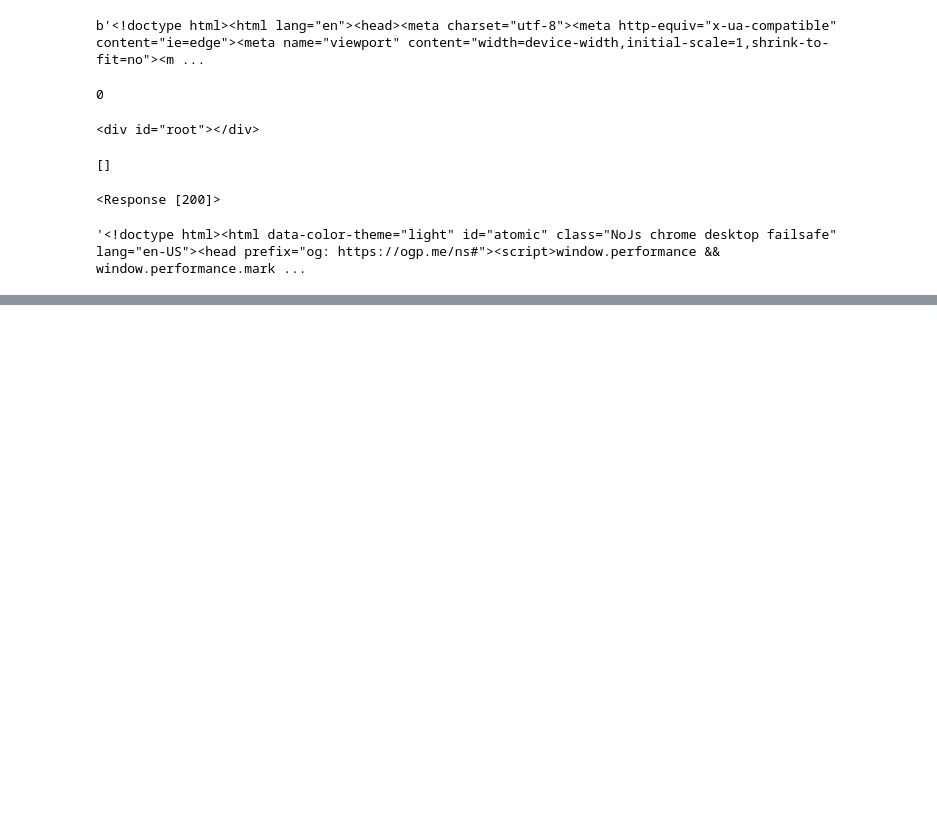
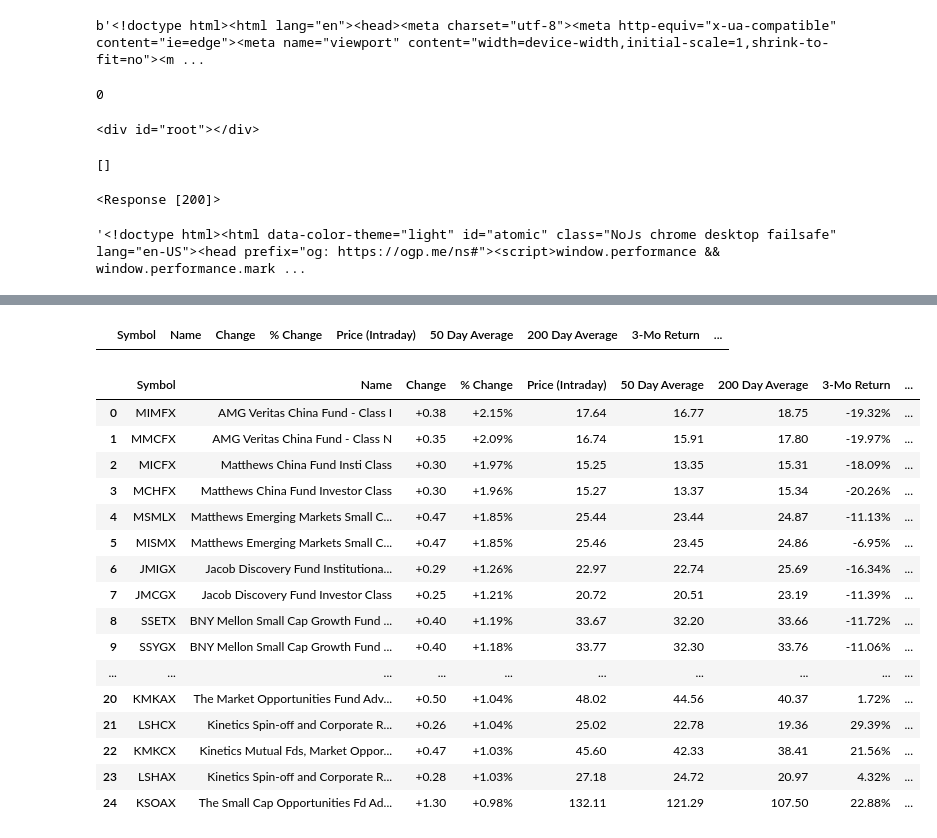
Before and after one commit to nikitazade101/B9DA108_2223_TMD1S, a Jupyter notebook: CA1_B9DA108_2223_TMD1S.ipynb, the cells around one changed output, grey strips where cells are left out. Drawn from its saved outputs; the diff is of its cells as text; code cells hidden in the pictures; blank space fills up the shorter version.

```diff
--- a/CA1_B9DA108_2223_TMD1S.ipynb
+++ b/CA1_B9DA108_2223_TMD1S.ipynb
@@ -80,0 +58,2 @@ len(x)
+# %%
+x = doc.find('table', attrs={"class":"W(100%)"})
@@ -80,0 +70,6 @@ len(x)
+# %%
+header = []
+for i in x.find_all("th"):
+  t = i.text
+  header.append(t)
+header
@@ -80,0 +87,31 @@ len(x)
+# %%
+df = pd.DataFrame(columns=header)
+df
+# %% [output]
+|  | Symbol | Name | Change | % Change | Price (Intraday) | 50 Day Average | 200 Day Average | 3-Mo Return | ... |
+# %%
+for y in x.find_all("tr")[1:]:
+  r1 = y.find_all('td')
+  r2 = [i.text for i in r1]
+  length = len(df)
+  df.loc[length] = r2
+# %%
+df
+# %% [output]
+|  | Symbol | Name | Change | % Change | Price (Intraday) | 50 Day Average | 200 Day Average | 3-Mo Return | ... |
+| 0 | MIMFX | AMG Veritas China Fund - Class I | +0.38 | +2.15% | 17.64 | 16.77 | 18.75 | -19.32% | ... |
+| 1 | MMCFX | AMG Veritas China Fund - Class N | +0.35 | +2.09% | 16.74 | 15.91 | 17.80 | -19.97% | ... |
+| 2 | MICFX | Matthews China Fund Insti Class | +0.30 | +1.97% | 15.25 | 13.35 | 15.31 | -18.09% | ... |
+| 3 | MCHFX | Matthews China Fund Investor Class | +0.30 | +1.96% | 15.27 | 13.37 | 15.34 | -20.26% | ... |
+| 4 | MSMLX | Matthews Emerging Markets Small C... | +0.47 | +1.85% | 25.44 | 23.44 | 24.87 | -11.13% | ... |
+| 5 | MISMX | Matthews Emerging Markets Small C... | +0.47 | +1.85% | 25.46 | 23.45 | 24.86 | -6.95% | ... |
+| 6 | JMIGX | Jacob Discovery Fund Institutiona... | +0.29 | +1.26% | 22.97 | 22.74 | 25.69 | -16.34% | ... |
+| 7 | JMCGX | Jacob Discovery Fund Investor Class | +0.25 | +1.21% | 20.72 | 20.51 | 23.19 | -11.39% | ... |
+| 8 | SSETX | BNY Mellon Small Cap Growth Fund ... | +0.40 | +1.19% | 33.67 | 32.20 | 33.66 | -11.72% | ... |
+| 9 | SSYGX | BNY Mellon Small Cap Growth Fund ... | +0.40 | +1.18% | 33.77 | 32.30 | 33.76 | -11.06% | ... |
+| ... | ... | ... | ... | ... | ... | ... | ... | ... | ... |
+| 20 | KMKAX | The Market Opportunities Fund Adv... | +0.50 | +1.04% | 48.02 | 44.56 | 40.37 | 1.72% | ... |
+| 21 | LSHCX | Kinetics Spin-off and Corporate R... | +0.26 | +1.04% | 25.02 | 22.78 | 19.36 | 29.39% | ... |
+| 22 | KMKCX | Kinetics Mutual Fds, Market Oppor... | +0.47 | +1.03% | 45.60 | 42.33 | 38.41 | 21.56% | ... |
+| 23 | LSHAX | Kinetics Spin-off and Corporate R... | +0.28 | +1.03% | 27.18 | 24.72 | 20.97 | 4.32% | ... |
+| 24 | KSOAX | The Small Cap Opportunities Fd Ad... | +1.30 | +0.98% | 132.11 | 121.29 | 107.50 | 22.88% | ... |
```
Also changed, not shown: parts of 6 cells of this notebook.
